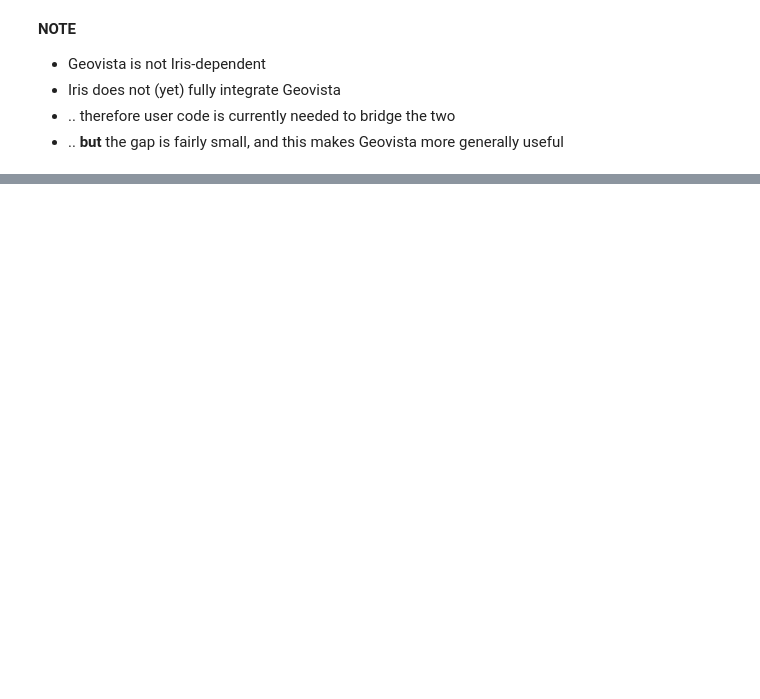
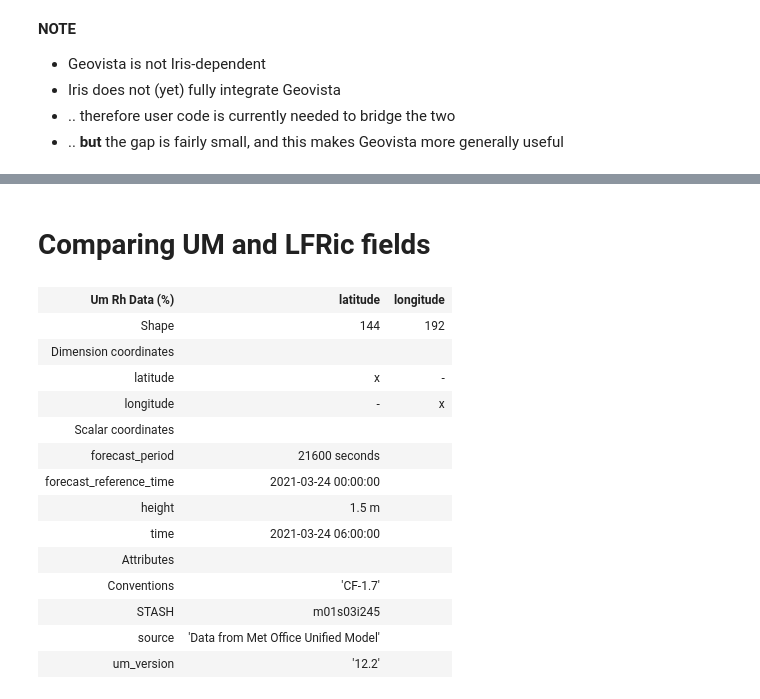
Before and after one commit to scitools-classroom/iris-mesh-tutorial, a Jupyter notebook: notebooks/Sec_03_Plotting.ipynb, the cells around one changed output, grey strips where cells are left out. Saved outputs shown, nothing was run; the diff lists cells and outputs as text; code cells hidden in the pictures; blank space fills up the shorter version.

```diff
--- a/notebooks/Sec_03_Plotting.ipynb
+++ b/notebooks/Sec_03_Plotting.ipynb
@@ -76,0 +166,25 @@ sdsadas&
+# %% [markdown]
+# Comparing UM and LFRic fields
+# %%
+from testdata_fetching import um_rh_singletime_2d
+#um_rh = iris.load_cube(um_filepth, 'relative_humidity')
+um_rh = um_rh_singletime_2d()
+# Rename so we are clear which model this came from
+um_rh.rename('UM Rh data')
+um_rh
+# %% [output]
+| Um Rh Data (%) | latitude | longitude |
+| Shape | 144 | 192 |
+| Dimension coordinates |  |  |
+| latitude | x | - |
+| longitude | - | x |
+| Scalar coordinates |  |  |
+| forecast_period | 21600 seconds |  |
+| forecast_reference_time | 2021-03-24 00:00:00 |  |
+| height | 1.5 m |  |
+| time | 2021-03-24 06:00:00 |  |
+| Attributes |  |  |
+| Conventions | 'CF-1.7' |  |
+| STASH | m01s03i245 |  |
+| source | 'Data from Met Office Unified Model' |  |
+| um_version | '12.2' |  |
```
Also changed, not shown: parts of 44 cells of this notebook, 5 other files.
